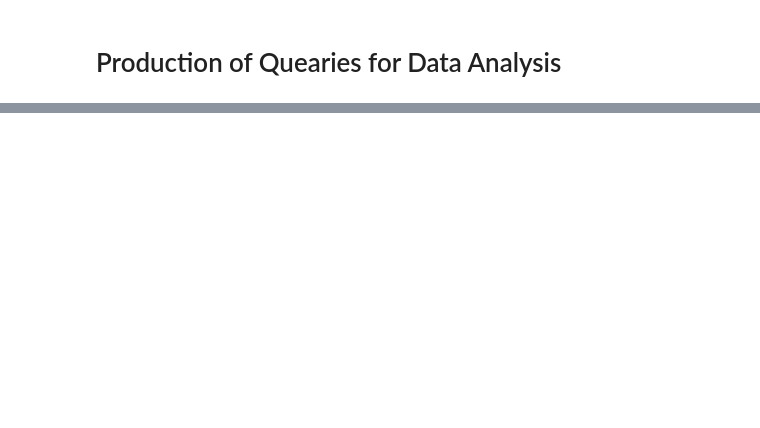
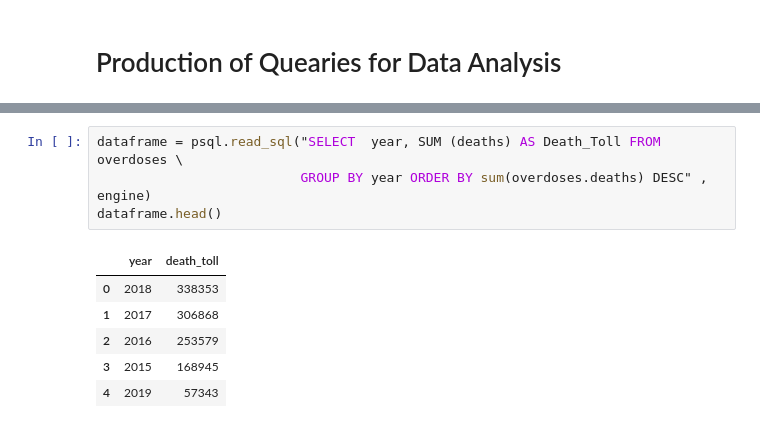
Before and after one commit to HaydenE/ETL_Group_Project, a Jupyter notebook: Final Notebook.ipynb, the cells around one changed output, grey strips where cells are left out. Drawn from its saved outputs; the diff is of its cells as text; blank space fills up the shorter version.

```diff
--- a/Final Notebook.ipynb
+++ b/Final Notebook.ipynb
@@ -93,0 +143,11 @@ sel = [opioids.id, overdoses.deaths, overdoses.id]
+# %%
+dataframe = psql.read_sql("SELECT  year, SUM (deaths) AS Death_Toll FROM overdoses \
+                          GROUP BY year ORDER BY sum(overdoses.deaths) DESC" , engine)
+dataframe.head()
+# %% [output]
+|  | year | death_toll |
+| 0 | 2018 | 338353 |
+| 1 | 2017 | 306868 |
+| 2 | 2016 | 253579 |
+| 3 | 2015 | 168945 |
+| 4 | 2019 | 57343 |
```
Also changed, not shown: parts of 29 cells of this notebook, 4 other files.
